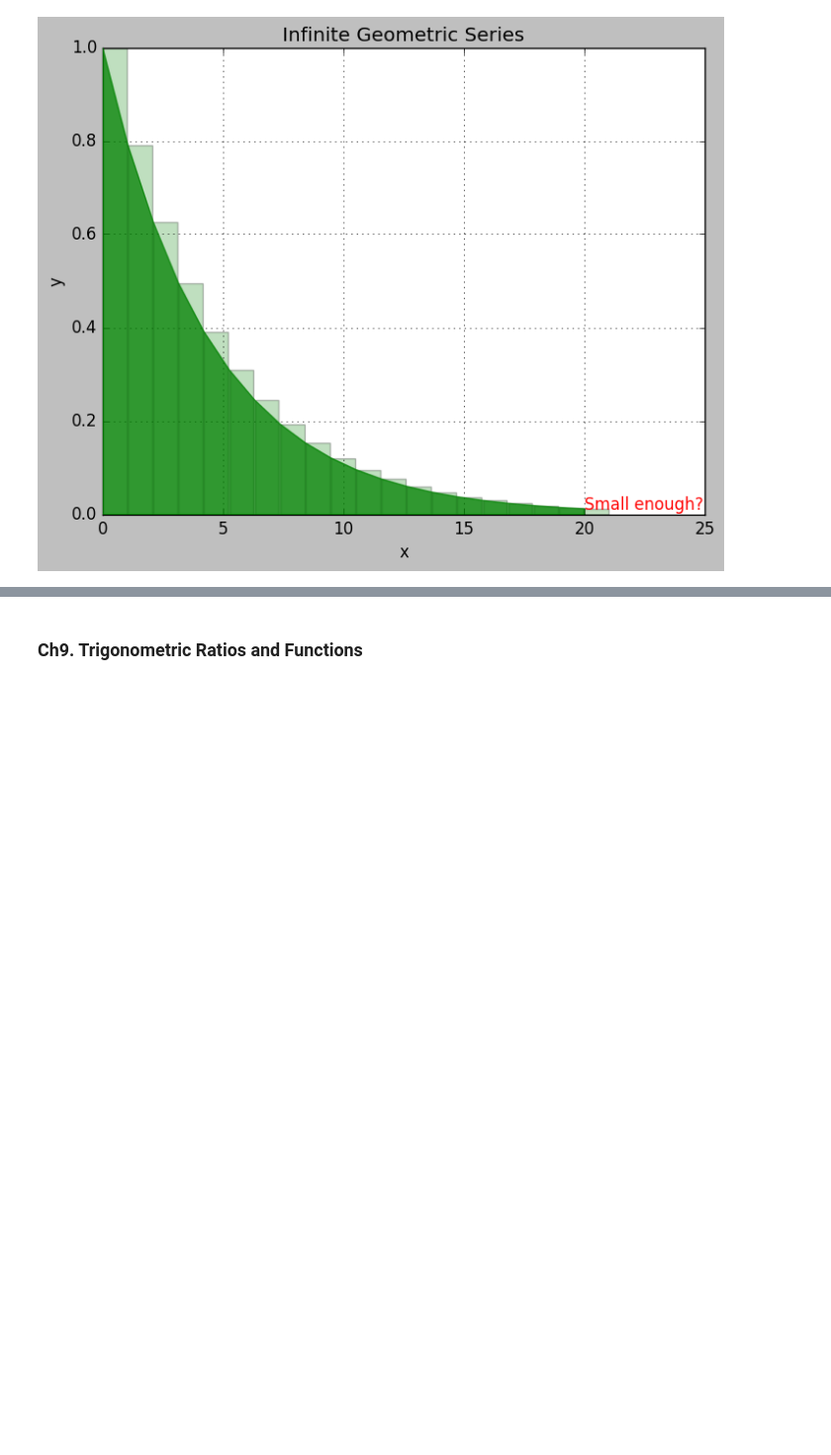
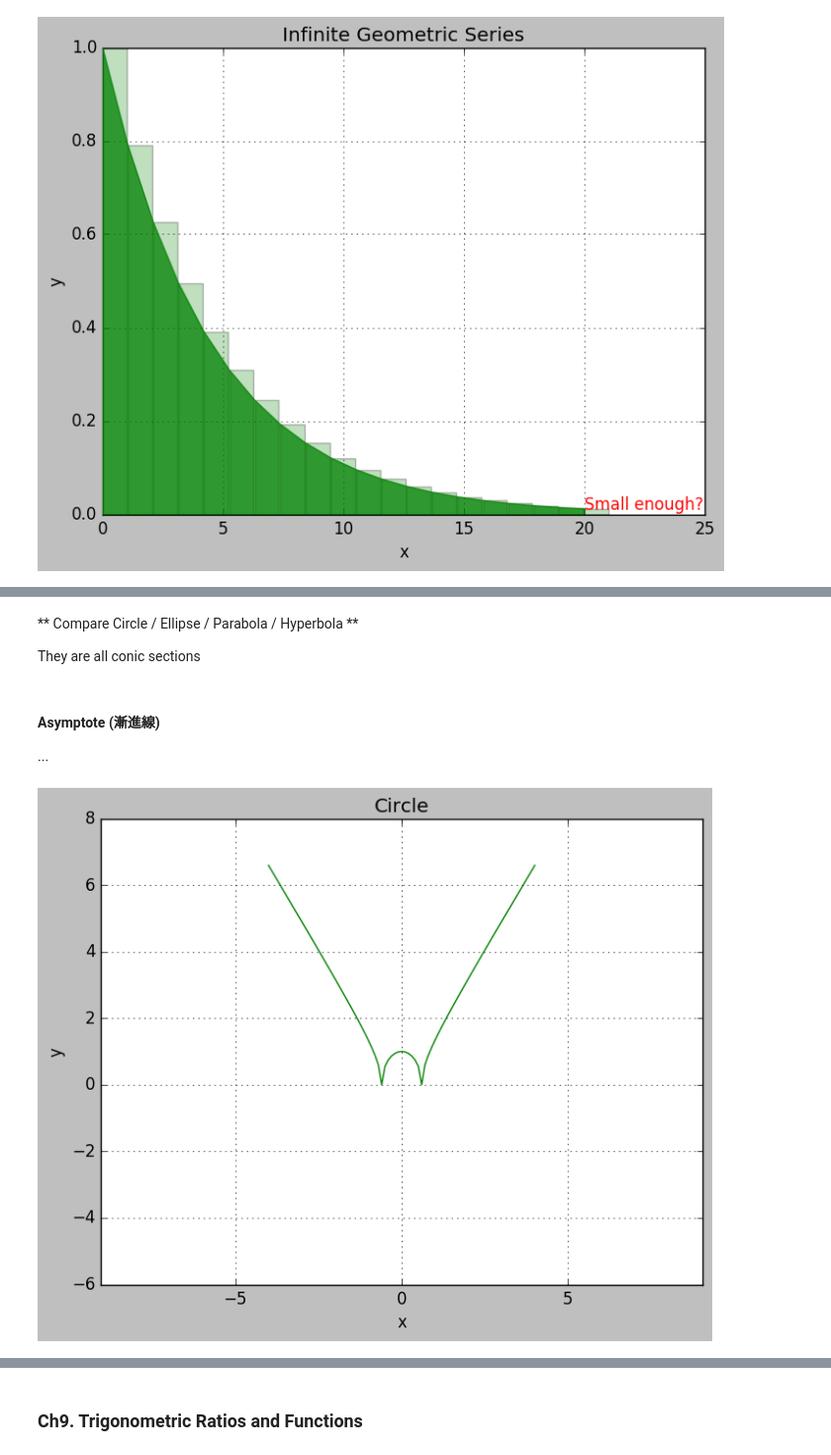
Before and after one commit to apextw/math, a Jupyter notebook: Algebra.ipynb, the cells around one changed output, grey strips where cells are left out. Shown at 99% size. Drawn from its saved outputs; the diff is of its cells as text; code cells hidden in the pictures; blank space fills up the shorter version.

```diff
--- a/Algebra.ipynb
+++ b/Algebra.ipynb
@@ -1174,0 +1366,48 @@ plt.show()
+# %% [markdown]
+** Compare Circle / Ellipse / Parabola / Hyperbola **
+
+They are all conic sections
+# %% [markdown]
+#### Asymptote (漸進線)
+
+...
+# %%
+################################################################################
+# Ellipse
+# Author: stevenlee, tw.steven@gmail.com
+# Date: 2017.05.19
+################################################################################
+import numpy as np
+import matplotlib.pyplot as plt
+
+# Parameter
+x_0,y_0 = 1,1
+r = 2
+
+x = np.arange(-4., 4.1, 0.1)
+
+y = np.sqrt(abs(1-(x**2)*(25/9)))
+
+ax = plt.gca()
+ax.cla()
+# Rectangle
+plt.plot([-5,5,5,-5],[-5,-5,5,5],color='w',alpha=0.1)
+
+plt.plot(x,y,color='g')
+
+# Points
+# plt.plot([0,x_0,px],[0,y_0,py],'ro')
+
+# Texts
+# plt.text(-0.2,0.2,'$(0,0)$')
+# plt.text(0.8,0.8,'$(x_0,y_0)$')
+# plt.text(2.8,2,'$(x_1,y_1)$')
+
+plt.grid(True)
+plt.title('Circle')
+plt.ylabel('y')
+plt.xlabel('x')
+plt.axis('equal')
+plt.show()
+# %% [output]
+[figure, added]
```
Also changed, not shown: parts of 10 cells of this notebook.
